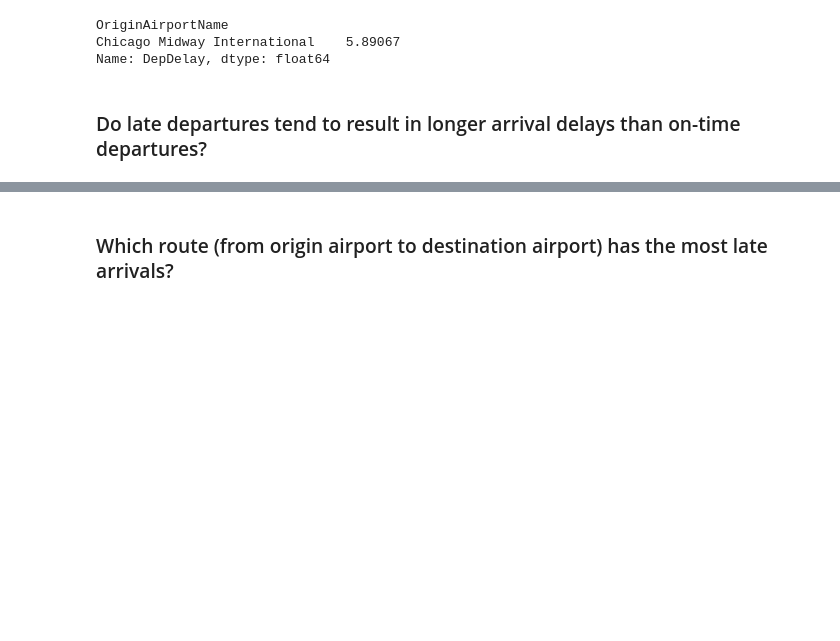
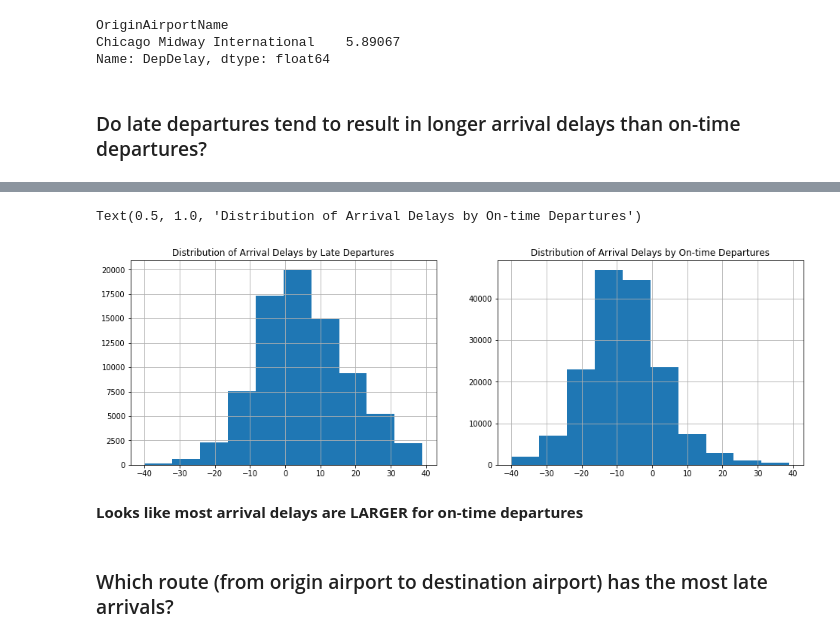
Before and after one commit to Brandon-Martinez27/ml-basics, a Jupyter notebook: challenges/01 - Flights Challenge.ipynb, the cells around one changed output, grey strips where cells are left out. Drawn from its saved outputs; the diff is of its cells as text; code cells hidden in the pictures; blank space fills up the shorter version.

```diff
--- a/challenges/01 - Flights Challenge.ipynb
+++ b/challenges/01 - Flights Challenge.ipynb
@@ -310,3 +310,8 @@ Chicago Midway International    5.89067
 Name: DepDelay, dtype: float64
 # %% [markdown]
 ### Do late departures tend to result in longer arrival delays than on-time departures?
+# %%
+# Splitting up late and on-time data into separate variables
+late_departures = df[df.DepDelay > 0].ArrDelay
+on_time_departures = df[df.DepDelay <= 0].ArrDelay
+on_time_departures
@@ -313,2 +331,18 @@ Name: DepDelay, dtype: float64
+# %%
+# Distribrutions
+plt.figure(figsize=(16,5))
+
+plt.subplot(121)
+late_departures.hist()
+plt.title('Distribution of Arrival Delays by Late Departures')
+
+plt.subplot(122)
+on_time_departures.hist()
+plt.title('Distribution of Arrival Delays by On-time Departures')
+# %% [output]
+Text(0.5, 1.0, 'Distribution of Arrival Delays by On-time Departures')
+[figure, added]
+# %% [markdown]
+**Looks like most arrival delays are LARGER for on-time departures**
 # %% [markdown]
 ### Which route (from origin airport to destination airport) has the most late arrivals?
```
Also changed, not shown: parts of 3 cells of this notebook.
